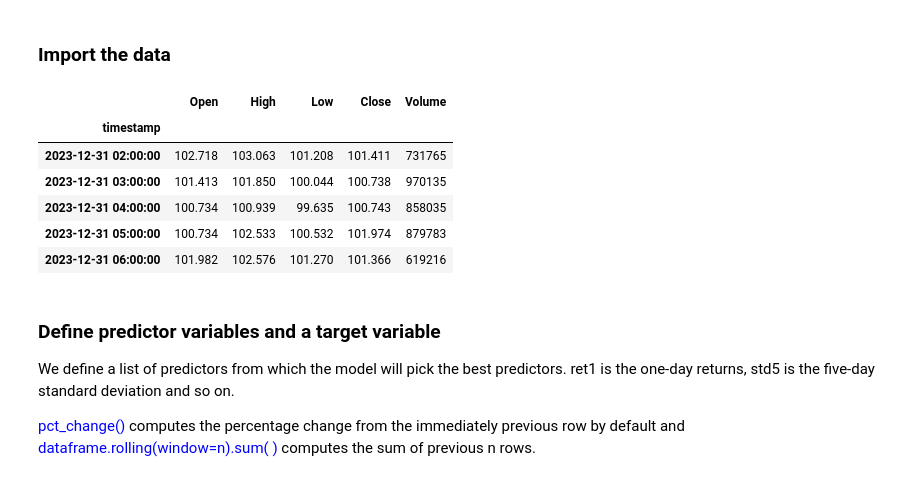
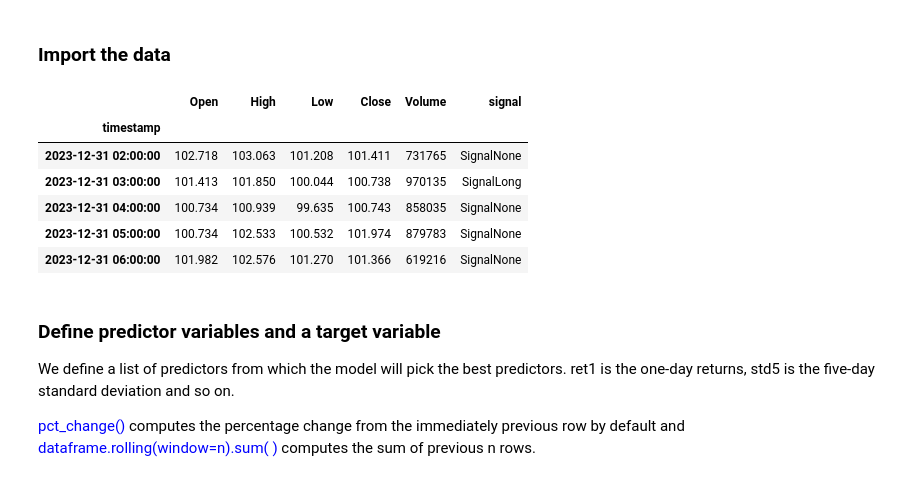
Before and after one commit to dcupmusic/trade, a Jupyter notebook: DTResources/2. Regression_Trees/Regression Tree Model.ipynb, the cells around one changed output. Drawn from its saved outputs; the diff is of its cells as text; code cells hidden in the pictures.

```diff
--- a/DTResources/2. Regression_Trees/Regression Tree Model.ipynb
+++ b/DTResources/2. Regression_Trees/Regression Tree Model.ipynb
@@ -32,18 +37,17 @@ Part II: Full tree
 # %%
 import pandas as pd
-data = pd.read_csv('../2ySOLdata1h.csv')
-data['timestamp'] = pd.to_datetime(data['timestamp'], unit='s')
-data.set_index('timestamp', inplace=True)
-data = data.iloc[:, :-1]
-data.tail()
+df = pd.read_csv('../2ySOLdata1h.csv')
+df['timestamp'] = pd.to_datetime(df['timestamp'], unit='s')
+df.set_index('timestamp', inplace=True)
+df.tail()
 # %% [output]
-|  | Open | High | Low | Close | Volume |
-| timestamp |  |  |  |  |  |
-| 2023-12-31 02:00:00 | 102.718 | 103.063 | 101.208 | 101.411 | 731765 |
-| 2023-12-31 03:00:00 | 101.413 | 101.850 | 100.044 | 100.738 | 970135 |
-| 2023-12-31 04:00:00 | 100.734 | 100.939 | 99.635 | 100.743 | 858035 |
-| 2023-12-31 05:00:00 | 100.734 | 102.533 | 100.532 | 101.974 | 879783 |
-| 2023-12-31 06:00:00 | 101.982 | 102.576 | 101.270 | 101.366 | 619216 |
+|  | Open | High | Low | Close | Volume | signal |
+| timestamp |  |  |  |  |  |  |
+| 2023-12-31 02:00:00 | 102.718 | 103.063 | 101.208 | 101.411 | 731765 | SignalNone |
+| 2023-12-31 03:00:00 | 101.413 | 101.850 | 100.044 | 100.738 | 970135 | SignalLong |
+| 2023-12-31 04:00:00 | 100.734 | 100.939 | 99.635 | 100.743 | 858035 | SignalNone |
+| 2023-12-31 05:00:00 | 100.734 | 102.533 | 100.532 | 101.974 | 879783 | SignalNone |
+| 2023-12-31 06:00:00 | 101.982 | 102.576 | 101.270 | 101.366 | 619216 | SignalNone |
 # %% [markdown]
 ### Define predictor variables and a target variable
 
```
Also changed, not shown: parts of 7 cells of this notebook, 3 other files.
